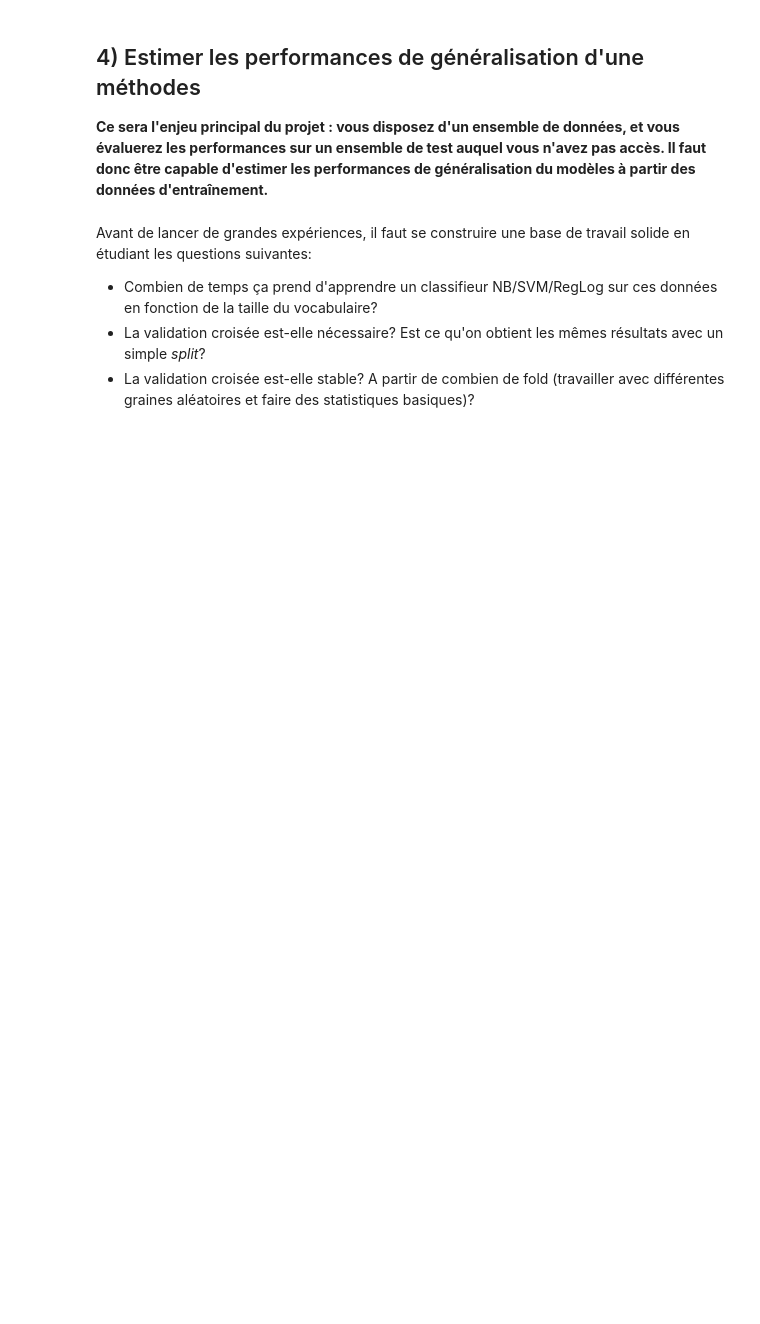
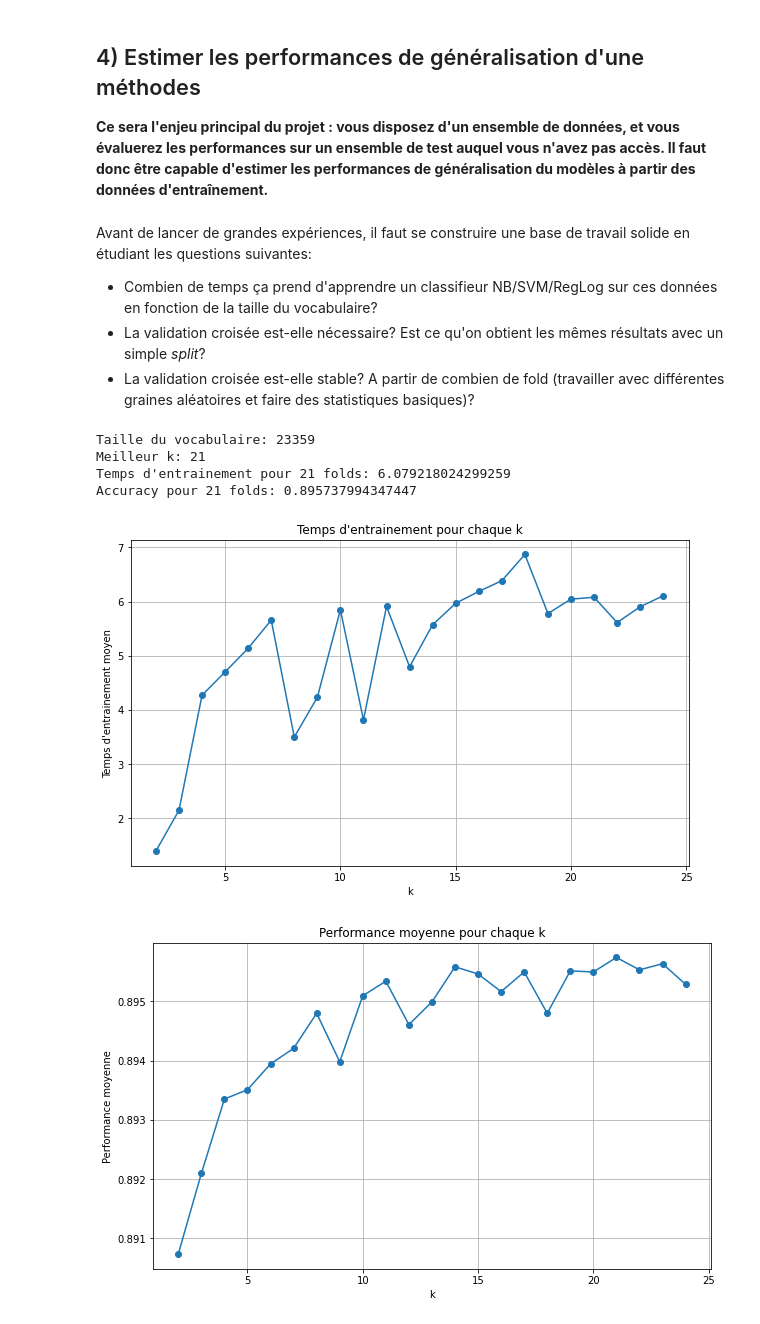
Before and after one commit to TitouanUniLu/projet-RI, a Jupyter notebook: Projet/1_1-BoW-Project.ipynb, the cells around one changed output. Drawn from its saved outputs; the diff is of its cells as text; code cells hidden in the pictures; blank space fills up the shorter version.

Commit message:
tests cross val

```diff
--- a/Projet/1_1-BoW-Project.ipynb
+++ b/Projet/1_1-BoW-Project.ipynb
@@ -747,3 +748,79 @@ Avant de lancer de grandes expériences, il faut se construire une base de trava
 - Combien de temps ça prend d'apprendre un classifieur NB/SVM/RegLog sur ces données en fonction de la taille du vocabulaire?
 - La validation croisée est-elle nécessaire? Est ce qu'on obtient les mêmes résultats avec un simple *split*?
 - La validation croisée est-elle stable? A partir de combien de fold (travailler avec différentes graines aléatoires et faire des statistiques basiques)?
+# %%
+''' fonctions d'utilités'''
+
+def plot_metrics(k_values, avg_train_time, avg_test_accuracy):
+
+    plt.figure(figsize=(10, 6))
+    plt.plot(k_values, avg_train_time, marker='o', linestyle='-')
+    plt.xlabel('k')
+    plt.ylabel('Temps d\'entrainement moyen')
+    plt.title('Temps d\'entrainement pour chaque k')
+    plt.grid(True)
+    plt.show()
+
+    plt.figure(figsize=(10, 6))
+    plt.plot(k_values, avg_test_accuracy, marker='o', linestyle='-')
+    plt.xlabel('k')
+    plt.ylabel('Performance moyenne')
+    plt.title('Performance moyenne pour chaque k')
+    plt.grid(True)
+    plt.show()
+# %%
+''' On va utiliser des pipelines pour les differents modèles pour pas avoir de problèmes pour les differentes
+étapes du problème '''
+from sklearn.pipeline import Pipeline
+from sklearn.model_selection import cross_validate, cross_val_score
+
+#on refait le train test split ici pour que ce soit plus clair
+X, y = load_pres("./datasets/AFDpresidentutf8/corpus.tache1.learn.utf8")
+X_train, X_test, y_train, y_test = train_test_split(X, y, test_size=0.4, random_state=0)
+vect = CountVectorizer(stop_words=stopwords.words("french")) #preprocessing
+vect.fit(X_train)
+
+nb_pipeline = Pipeline([
+    ('vectorizer', vect),
+    ('classifier', MultinomialNB())
+])
+
+lr_pipeline = Pipeline([
+    ('vectorizer', vect),
+    ('classifier', LogisticRegression())
+])
+
+svm_pipeline = Pipeline([
+    ('vectorizer', vect),
+    ('classifier', LinearSVC())
+])
+
+for pipeline in [lr_pipeline]: #nb_pipeline, lr_pipeline, svm_pipeline
+    print(f'Taille du vocabulaire: {len(vect.get_feature_names_out())}')
+    avg_train_time = [] #moyenne du training time pour chaque k
+    avg_test_accuracy = [] #moyenne de l'accuracy pour chaque k
+    k = range(2,25)
+    for cv in k: #nombre de k folds a tester
+        scores = cross_validate(pipeline, X, y, cv=cv, return_train_score=True, n_jobs=-1)
+
+        avg_train_time.append(np.mean(scores['fit_time'])) #training
+        avg_test_accuracy.append(np.mean(scores['test_score'])) #accuracy
+
+    index = np.argmax(avg_test_accuracy)
+    best_k = k[index]
+    best_train_time = avg_train_time[index]
+    best_test_accuracy = avg_test_accuracy[index]
+
+    # Print the best k value and its corresponding mean training time and mean test accuracy
+    print(f"Meilleur k: {best_k}")
+    print(f"Temps d'entrainement pour {best_k} folds: {best_train_time}")
+    print(f"Accuracy pour {best_k} folds: {best_test_accuracy}")
+
+    plot_metrics(k, avg_train_time, avg_test_accuracy)
+# %% [output]
+Taille du vocabulaire: 23359
+Meilleur k: 21
+Temps d'entrainement pour 21 folds: 6.079218024299259
+Accuracy pour 21 folds: 0.895737994347447
+[figure, added]
+[figure, added]
```
Also changed, not shown: parts of 10 cells of this notebook.
